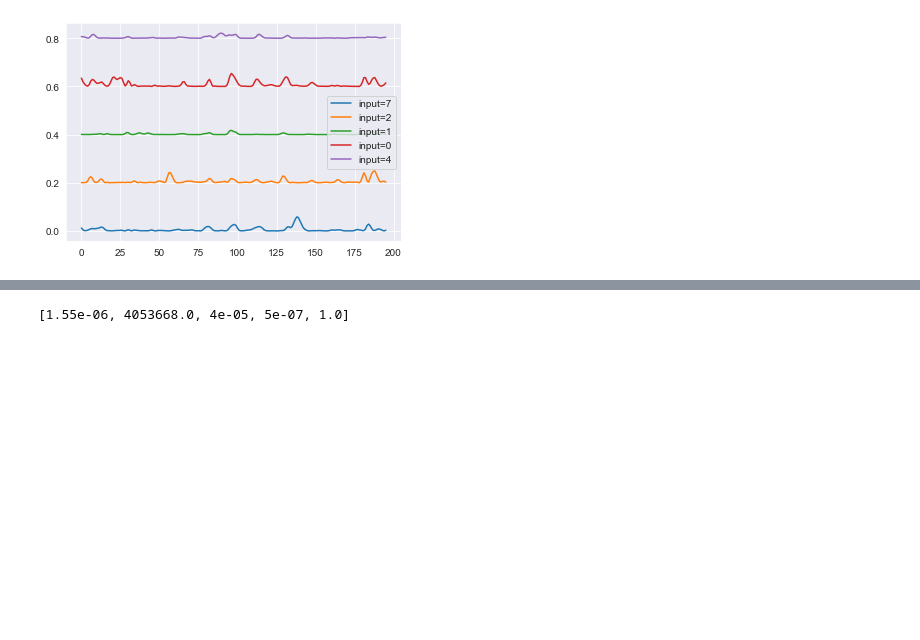
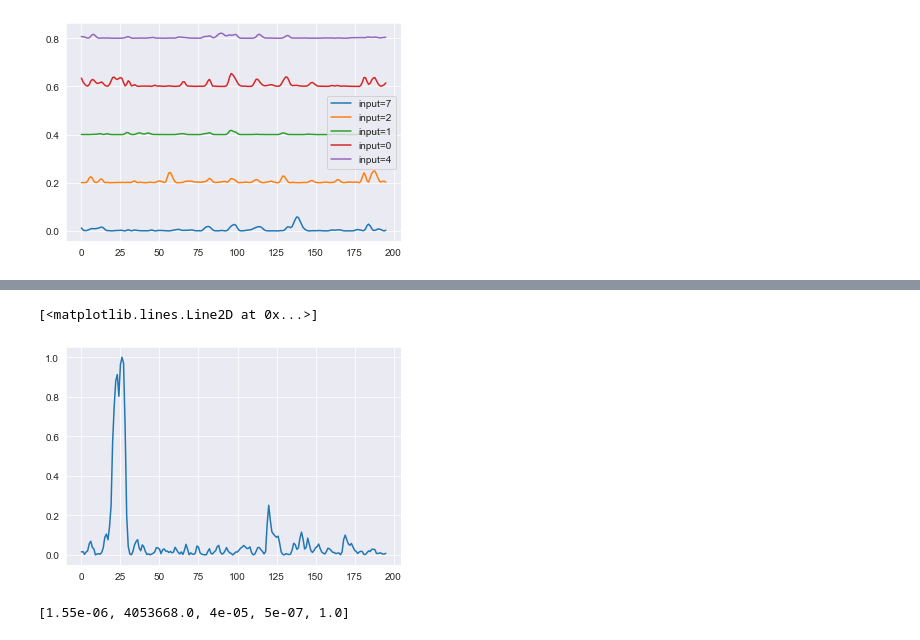
Before and after one commit to fftakumi/D2NN, a Jupyter notebook: one_dim/inspection.ipynb, the cells around one changed output, grey strips where cells are left out. Cells and saved outputs as stored; diff of their text form; code cells hidden in the pictures; blank space fills up the shorter version.

```diff
--- a/inspection.ipynb
+++ b/one_dim/inspection.ipynb
@@ -16,7 +17,7 @@ mnist = tf.keras.datasets.mnist
 x_train = x_train / 255.0
 x_test = x_test / 255.0
 # %%
-path = 'trained_model/20220604_2'
+path = 'trained_model/20220608_1'
 model = tf.keras.models.load_model(path)
 model.summary()
 # %% [output]
@@ -101,3 +110,9 @@ argmin
+# %%
+pred = model.predict(np.array([x_test[9105,:,:]]))
+plt.plot(pred[0,:])
+# %% [output]
+[<matplotlib.lines.Line2D at 0x...>]
+[figure, added]
 # %%
 model.layers[5].get_weights()
 # %% [output]
```
Also changed, not shown: parts of 5 cells of this notebook, 8 other files.
